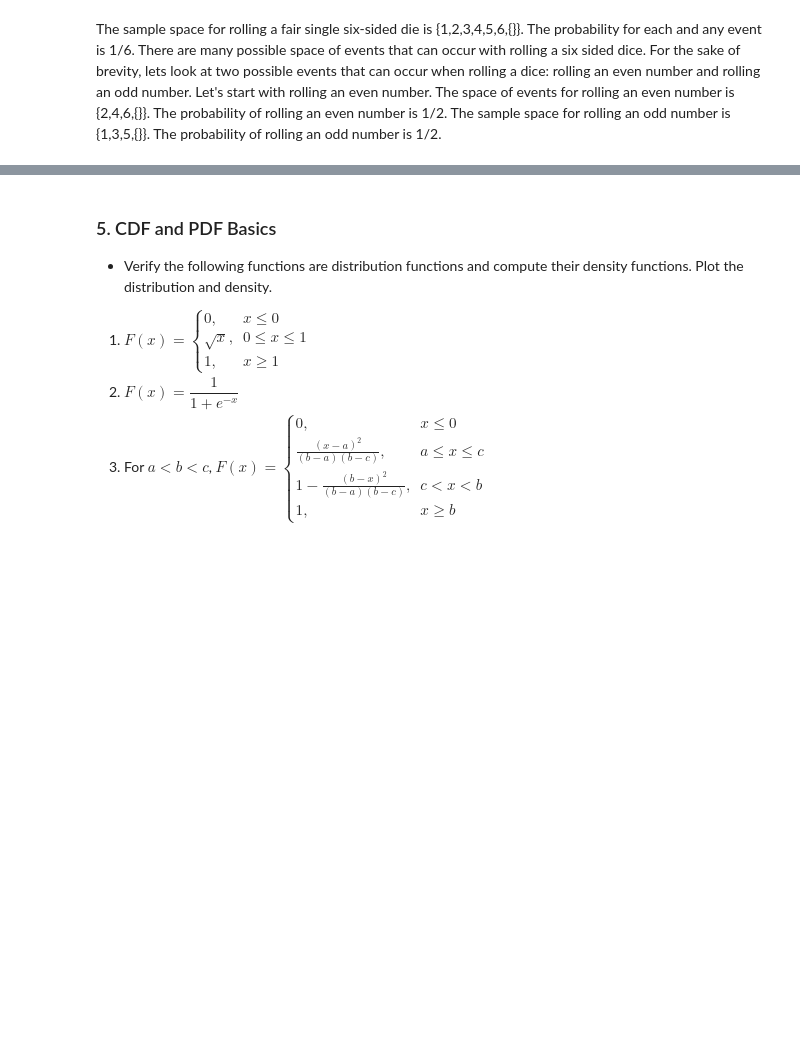
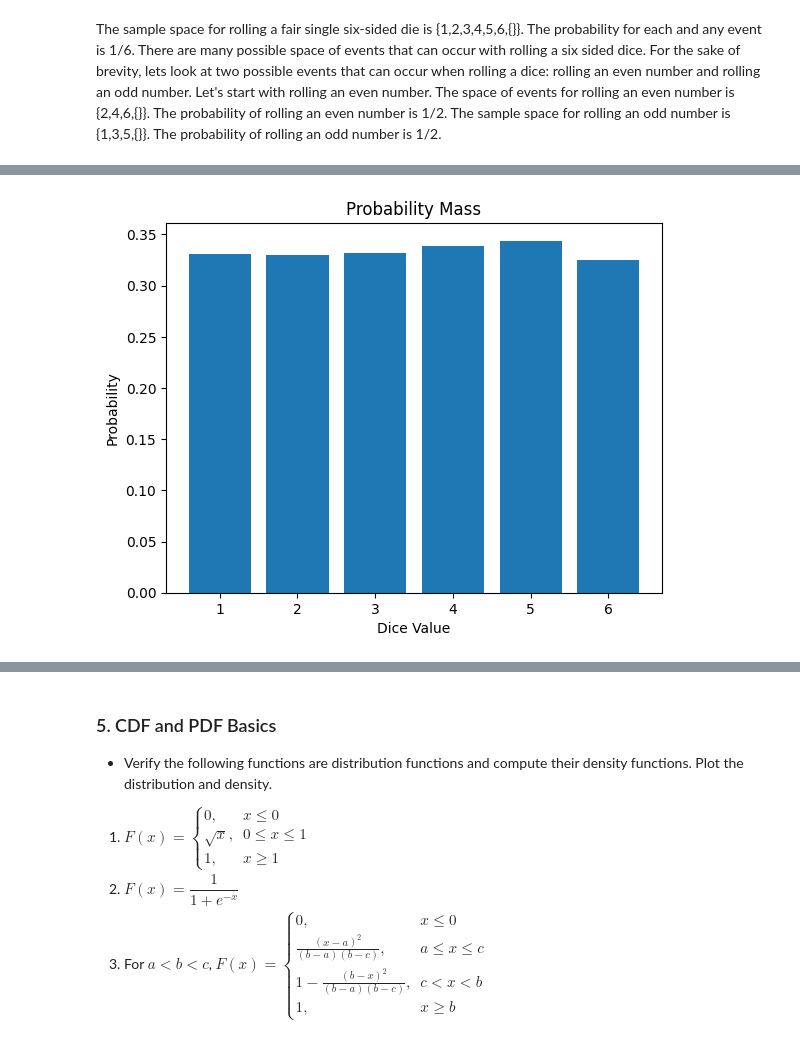
Before and after one commit to yani-iben/understanding_uncertainty_assignment6, a Jupyter notebook: assignment_6.ipynb, the cells around one changed output, grey strips where cells are left out. Cells and saved outputs as stored; diff of their text form; code cells hidden in the pictures; blank space fills up the shorter version.

```diff
--- a/assignment_6.ipynb
+++ b/assignment_6.ipynb
@@ -97,3 +165,34 @@ The probabilities of the outcomes are
+# %%
+# doing the mass function
+# Calculate the PMF from the sample
+def two_dice_simulate_mass_function(sim_num,num_dice=2):
+    # pips = []
+    rng = np.random.default_rng(seed=100) # Set the seed for reproducibility
+
+    draws = rng.integers(low=1, high=7, size=(sim_num,num_dice)) # randomly generates 10,000 rolls, each roll consists of two dice rolls
+    # now we want to sum each dice roll to get the pip
+    pips = draws.sum(axis=1)
+    # # calculating the random variable = the square root of the number of pips on the die to each outcome
+    # rand_var = np.sqrt(draws)
+    # # okay going to append the values to a list so that i can use the .unique function later
+    # pips.append(rand_var)
+    # # platting the mass function
+    # Calculate the PMF from the sample
+    val, cnt = np.unique(draws, return_counts=True)
+    pmf = cnt / len(draws)
+
+    # Plotting the PMF
+    plt.bar(val, pmf)
+    plt.xlabel("Dice Value")
+    plt.ylabel("Probability")
+    plt.title("Probability Mass")
+    plt.show()
+
+
+
+two_dice_simulate_mass_function(10000,2)
+# %% [output]
+[figure, added]
 # %% [markdown]
 ### 4. Roulette
 
```
Also changed, not shown: parts of 6 cells of this notebook.
